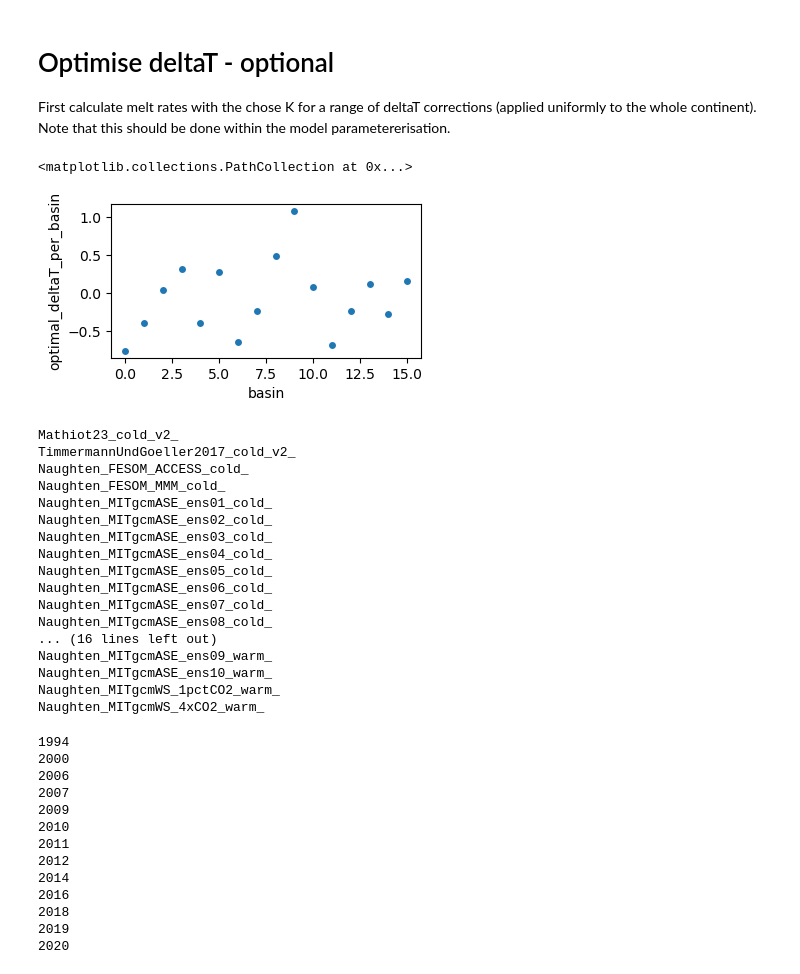
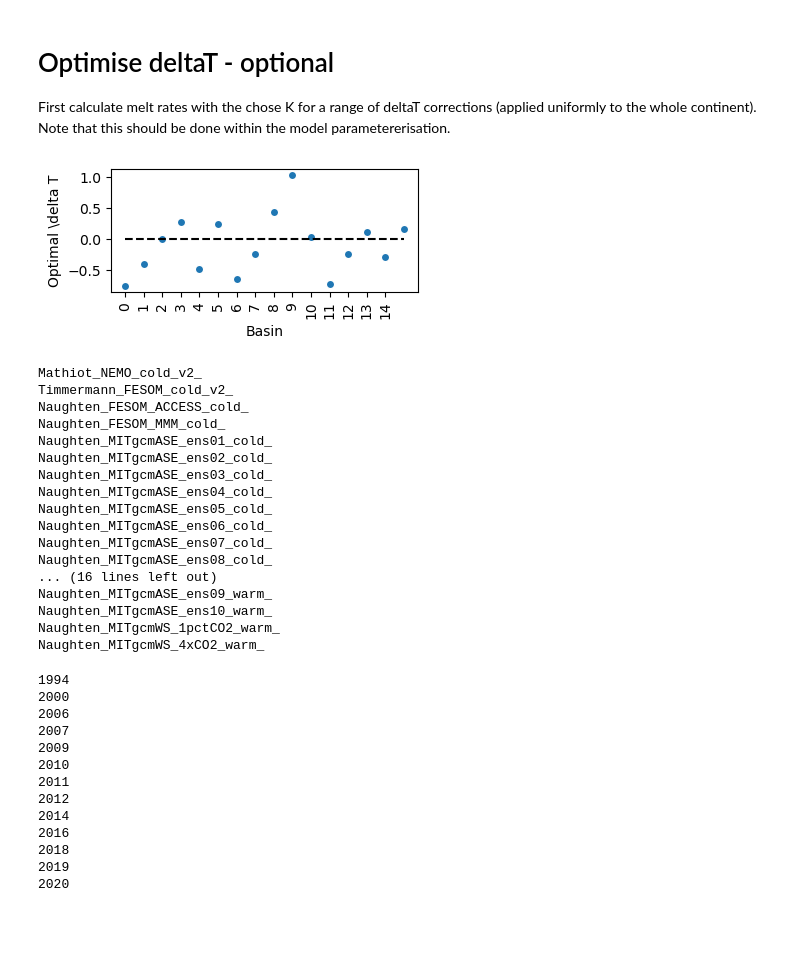
Before and after one commit to ismip/ismip7-antarctic-ocean-forcing, a Jupyter notebook: parameterisations/parameter_selection_quadratic_example_v2.ipynb, the cells around one changed output. Saved outputs shown, nothing was run; the diff lists cells and outputs as text; code cells hidden in the pictures; blank space fills up the shorter version.

Commit message:
Update parameter selection quadratic example

```diff
--- a/parameterisations/parameter_selection_quadratic_example_v2.ipynb
+++ b/parameterisations/parameter_selection_quadratic_example_v2.ipynb
@@ -315,14 +330,16 @@ region_label_m = xr.DataArray(labels, dims=pigdotson_mask_m.dims, coords=pigdots
 # %% [markdown]
 # Load melt rate targets
 # %%
-MeltDataImbie = pd.read_csv(os.path.join(data_path, 'parameterisations','Melt_Paolo_Err_Adusumilli_imbie2_v2.csv'), index_col=0) # Aggregated per imbier basin
+# path will be without "parameterisations"
 
-buttressing_target = xr.load_dataset(os.path.join(data_path, 'parameterisations',"melt_target_term2.nc"))
+MeltDataImbie = pd.read_csv(os.path.join(data_path, 'parameterisations','meltobs','Melt_Paolo_Err_Adusumilli_imbie2_v2.csv'), index_col=0) # Aggregated per imbier basin
 
-cold_target = xr.load_dataset(os.path.join(data_path, 'parameterisations',"melt_cold_target_term3.nc"))
-warm_target = xr.load_dataset(os.path.join(data_path, 'parameterisations',"melt_warm_target_term3.nc"))
+buttressing_target = xr.load_dataset(os.path.join(data_path, 'parameterisations', "meltobs","melt_target_term2.nc"))
 
-t4_obs = xr.load_dataset(os.path.join(data_path, 'parameterisations',"melt_observations_target_term4.nc"))
+cold_target = xr.load_dataset(os.path.join(data_path, 'parameterisations',"Ocean_Modelling_Data","melt_cold_target_term3.nc"))
+warm_target = xr.load_dataset(os.path.join(data_path, 'parameterisations',"Ocean_Modelling_Data","melt_warm_target_term3.nc"))
+
+t4_obs = xr.load_dataset(os.path.join(data_path, 'parameterisations',"Ocean_Observations_Data","melt_observations_target_term4.nc"))
 # %% [markdown]
 # Calculate Terms
 # %%
@@ -364,6 +386,7 @@ t1_weights = t1_weights#*0
 # %%
 # Buttressing Flux Response Numbers, remapped to 8km
-bfrn = xr.load_dataset(os.path.join(data_path, 'parameterisations',"BFRN_ismip8km_v2.nc"))
+# Remove parameterisations from path
+bfrn = xr.load_dataset(os.path.join(data_path, 'parameterisations', "bfrns", "BFRN_ismip8km_v2.nc"))
 
 t2_weight = (bfrn['BFRN_medians'] / bfrn['BFRN_median']).values
 
@@ -373,7 +396,8 @@ t2_weights = xr.DataArray(
     coords={"BFRN_bins": t2_obs_mean.BFRN_bins.values}
 )
 
-t2_weights = t2_weights#*0
+# to remove the term 2
+#t2_weights = t2_weights*0
 # %%
 weights_data = np.ones(t3_model.isel(p1=0,p2=0).shape)
 
@@ -574,0 +577,15 @@ Text(0.5, 1.0, 'Optimal K, modes')
+# %%
+# Buttressing Flux Response Numbers, remapped to 8km
+# Remove parameterisations from path
+bfrn = xr.load_dataset(os.path.join(data_path, 'parameterisations', "bfrns", "BFRN_ismip8km_v2.nc"))
+
+t2_weight = (bfrn['BFRN_medians'] / bfrn['BFRN_median']).values
+
+t2_weights = xr.DataArray(
+    t2_weight,
+    dims=["BFRN_bins"],
+    coords={"BFRN_bins": t2_obs_mean.BFRN_bins.values}
+)
+
+# to remove the term 2
+t2_weights = t2_weights*0
@@ -577,6 +735,6 @@ Text(0.5, 1.0, 'Optimal K, modes')
 
 Select a parameter value from above, e.g., the median or mode, and calculate deltaT to fit present-day, basin-wide melt (basically Term 1).
 # %%
-K = 20e-5
+K = 0.0001075
 # %%
 # compare to gT from Jourdain et al., 20220
@@ -610,9 +769,15 @@ result_ds = optimise_deltaT(dT_ensemble, basins_m['basins'], reso,  MeltDataImbi
 # %%
 plt.figure(figsize=(4,2))
 result_ds.optimal_deltaT_per_basin.plot.scatter()
+plt.xticks(np.arange(0,nBasins), np.arange(0,nBasins), rotation=90)
+plt.xlabel('Basin')
+plt.ylabel('Optimal \delta T')
+plt.hlines(0, 0, nBasins, color='black', linestyle='--')
+
+plt.tight_layout()
+plt.savefig(os.path.join(figure_dir,'Optimise_quadratic_deltaT_'+str(K)+'.png'))
 # %% [output]
-<matplotlib.collections.PathCollection at 0x...>
-[figure, old version]
+[figure, new version]
 # %%
 # here we calculate melt rates, using deltaT for the ocean modelling data. This should be done with the melt parameterisation
 
@@ -624,6 +789,7 @@ def apply_deltaT_to_dataset(model_names, optimal_deltaT_per_basin):
 
         number_of_basins = int(len(optimal_deltaT_per_basin))-1
         try:
+            # for final path see above
             ocean_modelling_data = xr.load_dataset(os.path.join(data_path,"parameterisations", "Ocean_Modelling_Data",model+"TF.nc"))
         except:
             # FIXME REMOVE THIS ONCE DATA IS FINALISED
@@ -660,7 +826,7 @@ def apply_deltaT_to_dataset(model_names, optimal_deltaT_per_basin):
 
 
 
-model_names = ['Mathiot23_cold_v2_', "TimmermannUndGoeller2017_cold_v2_", "Naughten_FESOM_ACCESS_cold_", "Naughten_FESOM_MMM_cold_",
+model_names = ['Mathiot_NEMO_cold_v2_', "Timmermann_FESOM_cold_v2_", "Naughten_FESOM_ACCESS_cold_", "Naughten_FESOM_MMM_cold_",
               'Naughten_MITgcmASE_ens01_cold_', 'Naughten_MITgcmASE_ens02_cold_', 'Naughten_MITgcmASE_ens03_cold_',
                'Naughten_MITgcmASE_ens04_cold_','Naughten_MITgcmASE_ens05_cold_', 'Naughten_MITgcmASE_ens06_cold_',
                'Naughten_MITgcmASE_ens07_cold_', 'Naughten_MITgcmASE_ens08_cold_', 'Naughten_MITgcmASE_ens09_cold_',
@@ -701,8 +867,8 @@ for model in ["naughten_ase_1","naughten_ase_2","naughten_ase_3","naughten_ase_4
     cold_results = cold_results.where( (cold_results.model!=model )| (basins.basins == 9), np.nan)
     warm_results = warm_results.where( (warm_results.model!=model )| (basins.basins == 9), np.nan)
 # %% [output]
-Mathiot23_cold_v2_
-TimmermannUndGoeller2017_cold_v2_
+Mathiot_NEMO_cold_v2_
+Timmermann_FESOM_cold_v2_
 Naughten_FESOM_ACCESS_cold_
 Naughten_FESOM_MMM_cold_
 Naughten_MITgcmASE_ens01_cold_
```
Also changed, not shown: parts of 45 cells of this notebook.
